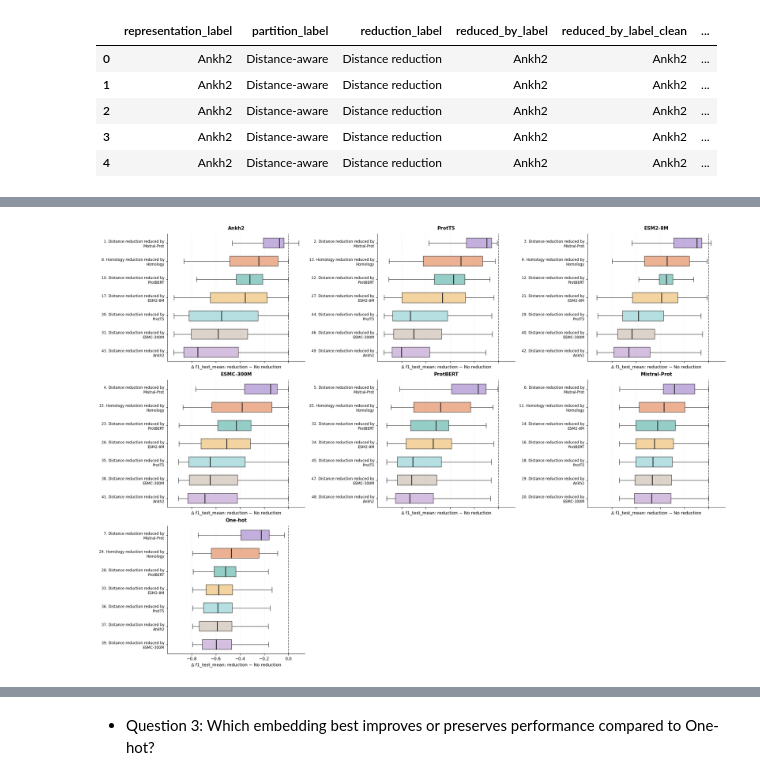
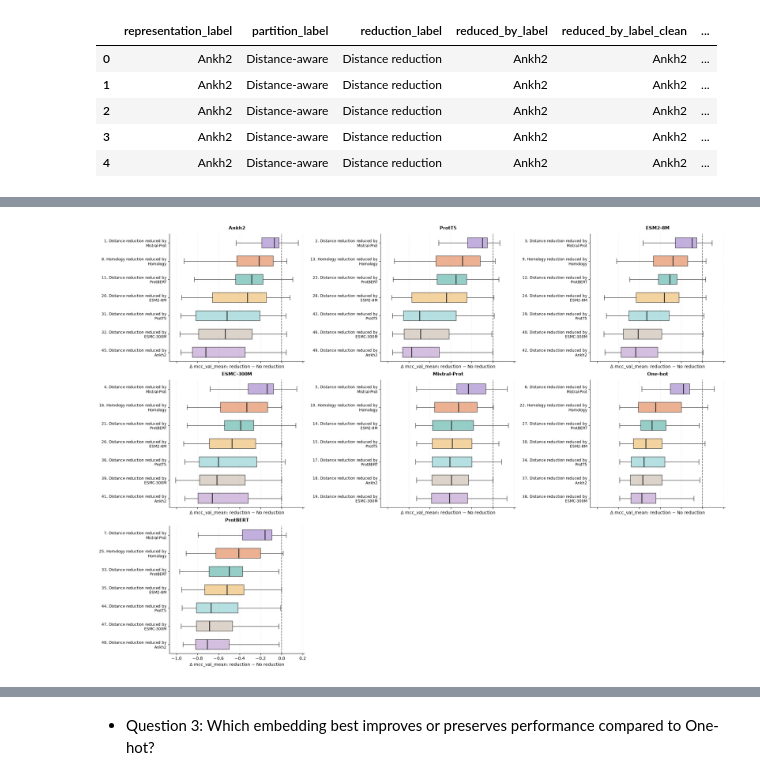
Before and after one commit to kren-ai-lab/protein_ml_decision_analysis, a Jupyter notebook: notebooks_and_scripts/analysed_training/paired_delta_analysis.ipynb, the cells around one changed output, grey strips where cells are left out. Saved outputs shown, nothing was run; the diff lists cells and outputs as text; code cells hidden in the pictures.

```diff
--- a/notebooks_and_scripts/analysed_training/paired_delta_analysis.ipynb
+++ b/notebooks_and_scripts/analysed_training/paired_delta_analysis.ipynb
@@ -352,15 +352,15 @@ display(
 # %%
 plot_R2_reduction_ranking_boxplot_pretty(
     delta_reduction_rank=delta_reduction_rank,
     R2_reduction_ranking=R2_reduction_ranking,
     partition_name="Random",
-    metric="f1_test_mean",
+    metric=PRIMARY_METRIC,
     top_n_per_representation=8,
     ncols=3,
     output_file="R2_reduction_ranking_boxplot_random.png",
 )
 # %% [output]
-[figure, old version]
+[figure, new version]
 # %%
 plot_R2_reduction_ranking_boxplot_pretty(
     delta_reduction_rank=delta_reduction_rank,
```
Also changed, not shown: parts of 57 cells of this notebook, 5 other files.
